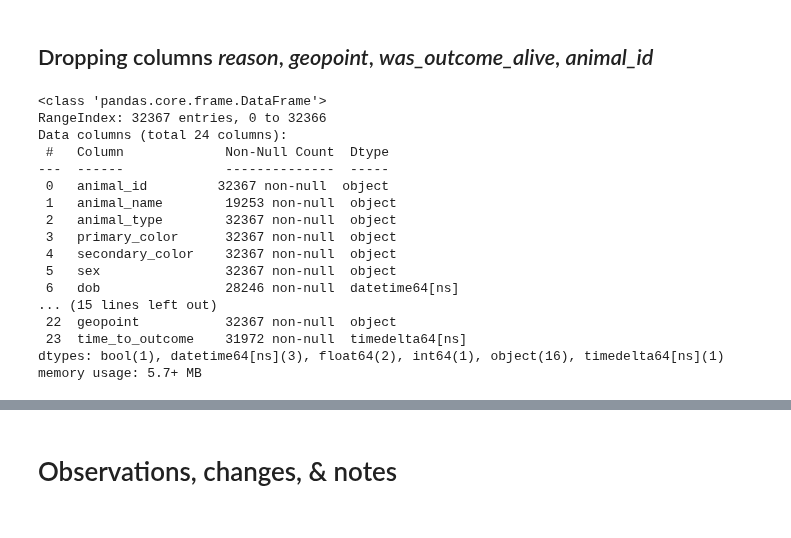
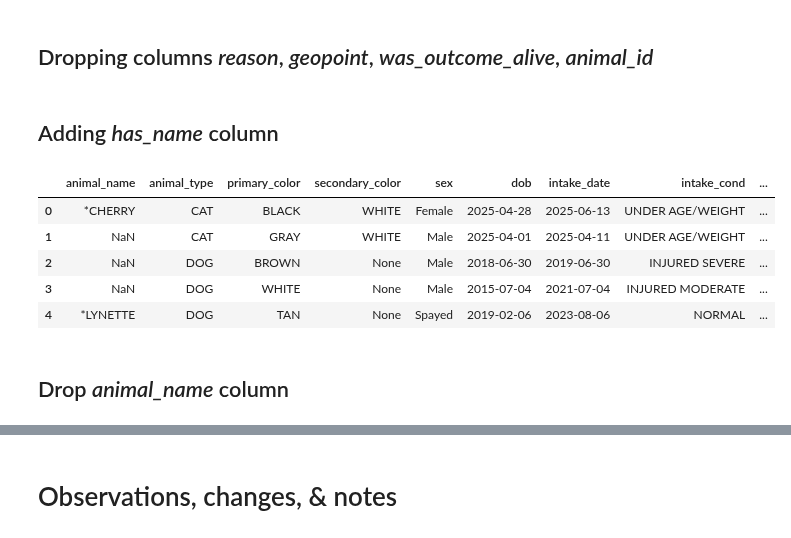
Before and after one commit to atharvavyas1/Lee-paw-faith, a Jupyter notebook: Notebooks/Long Beach EDA.ipynb, the cells around one changed output, grey strips where cells are left out. Drawn from its saved outputs; the diff is of its cells as text; code cells hidden in the pictures.

```diff
--- a/Notebooks/Long Beach EDA.ipynb
+++ b/Notebooks/Long Beach EDA.ipynb
@@ -231,3 +233,5 @@ df.head()
+# %%
+df.columns = df.columns.str.strip().str.replace('\ufeff', '')
 # %% [markdown]
 # Data cleaning & Processing 1
 # %% [markdown]
@@ -281,23 +285,21 @@ matrix(df)
 df['secondary_color'] = df['secondary_color'].fillna('None')
 # %% [markdown]
 ## Dropping columns *reason*, *geopoint*, *was_outcome_alive*, *animal_id*
+# %%
+df = df.drop(columns=['reason', 'geopoint', 'was_outcome_alive', 'animal_id'], axis=1)
+# %% [markdown]
+## Adding *has_name* column
+# %%
+# New column called has_name where if animal_name is not null, then 1, else 0
+df['has_name'] = df['animal_name'].notnull().astype(int)
 # %%
-df.info()
+df.head()
 # %% [output]
-<class 'pandas.core.frame.DataFrame'>
-RangeIndex: 32367 entries, 0 to 32366
-Data columns (total 24 columns):
- #   Column             Non-Null Count  Dtype
----  ------             --------------  -----
- 0   ﻿animal_id         32367 non-null  object
- 1   animal_name        19253 non-null  object
- 2   animal_type        32367 non-null  object
- 3   primary_color      32367 non-null  object
- 4   secondary_color    32367 non-null  object
- 5   sex                32367 non-null  object
- 6   dob                28246 non-null  datetime64[ns]
-... (15 lines left out)
- 22  geopoint           32367 non-null  object
- 23  time_to_outcome    31972 non-null  timedelta64[ns]
-dtypes: bool(1), datetime64[ns](3), float64(2), int64(1), object(16), timedelta64[ns](1)
-memory usage: 5.7+ MB
+|  | animal_name | animal_type | primary_color | secondary_color | sex | dob | intake_date | intake_cond | ... |
+| 0 | *CHERRY | CAT | BLACK | WHITE | Female | 2025-04-28 | 2025-06-13 | UNDER AGE/WEIGHT | ... |
+| 1 | NaN | CAT | GRAY | WHITE | Male | 2025-04-01 | 2025-04-11 | UNDER AGE/WEIGHT | ... |
+| 2 | NaN | DOG | BROWN | None | Male | 2018-06-30 | 2019-06-30 | INJURED SEVERE | ... |
+| 3 | NaN | DOG | WHITE | None | Male | 2015-07-04 | 2021-07-04 | INJURED MODERATE | ... |
+| 4 | *LYNETTE | DOG | TAN | None | Spayed | 2019-02-06 | 2023-08-06 | NORMAL | ... |
+# %% [markdown]
+## Drop *animal_name* column
```
Also changed, not shown: parts of 4 cells of this notebook.
